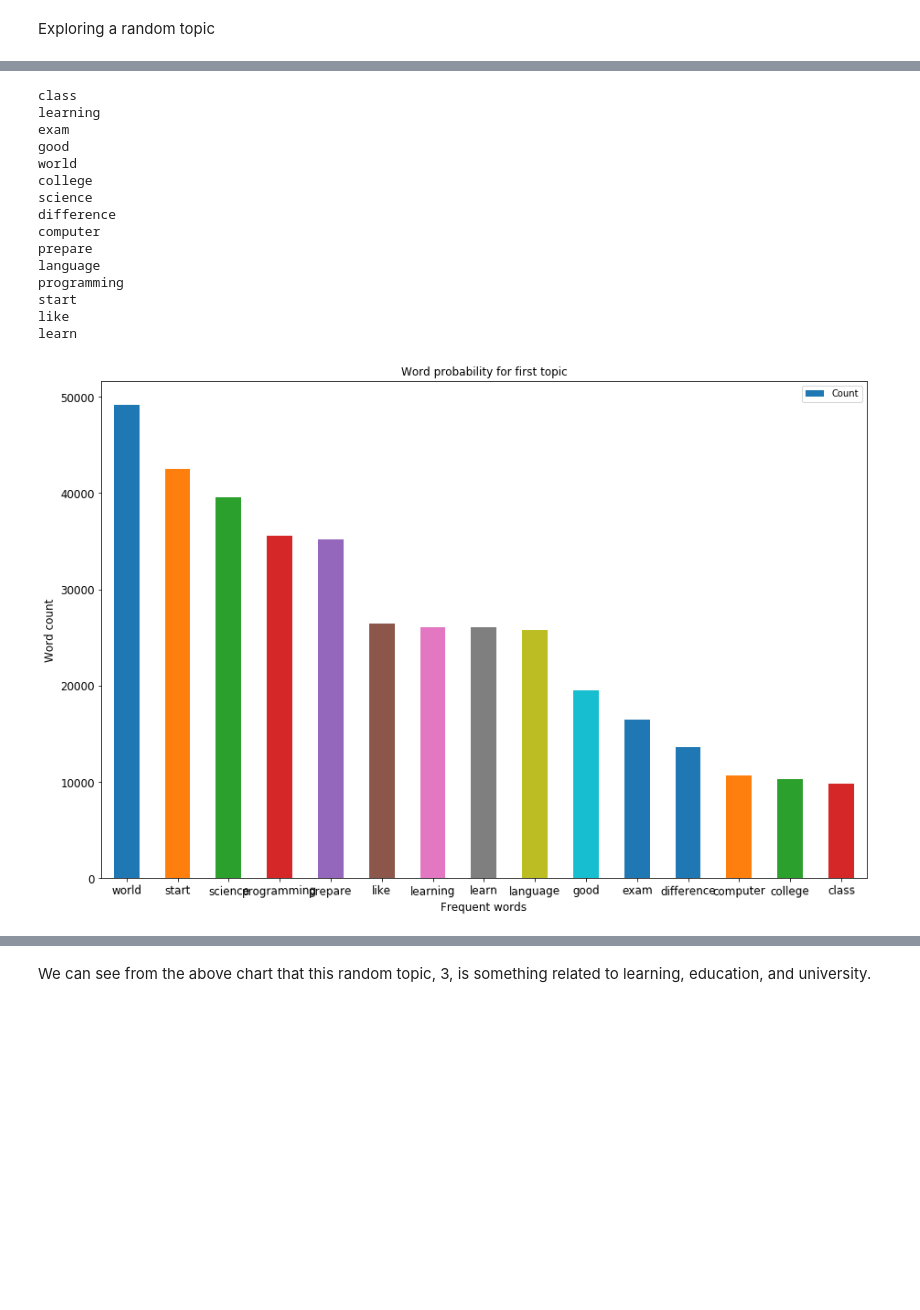
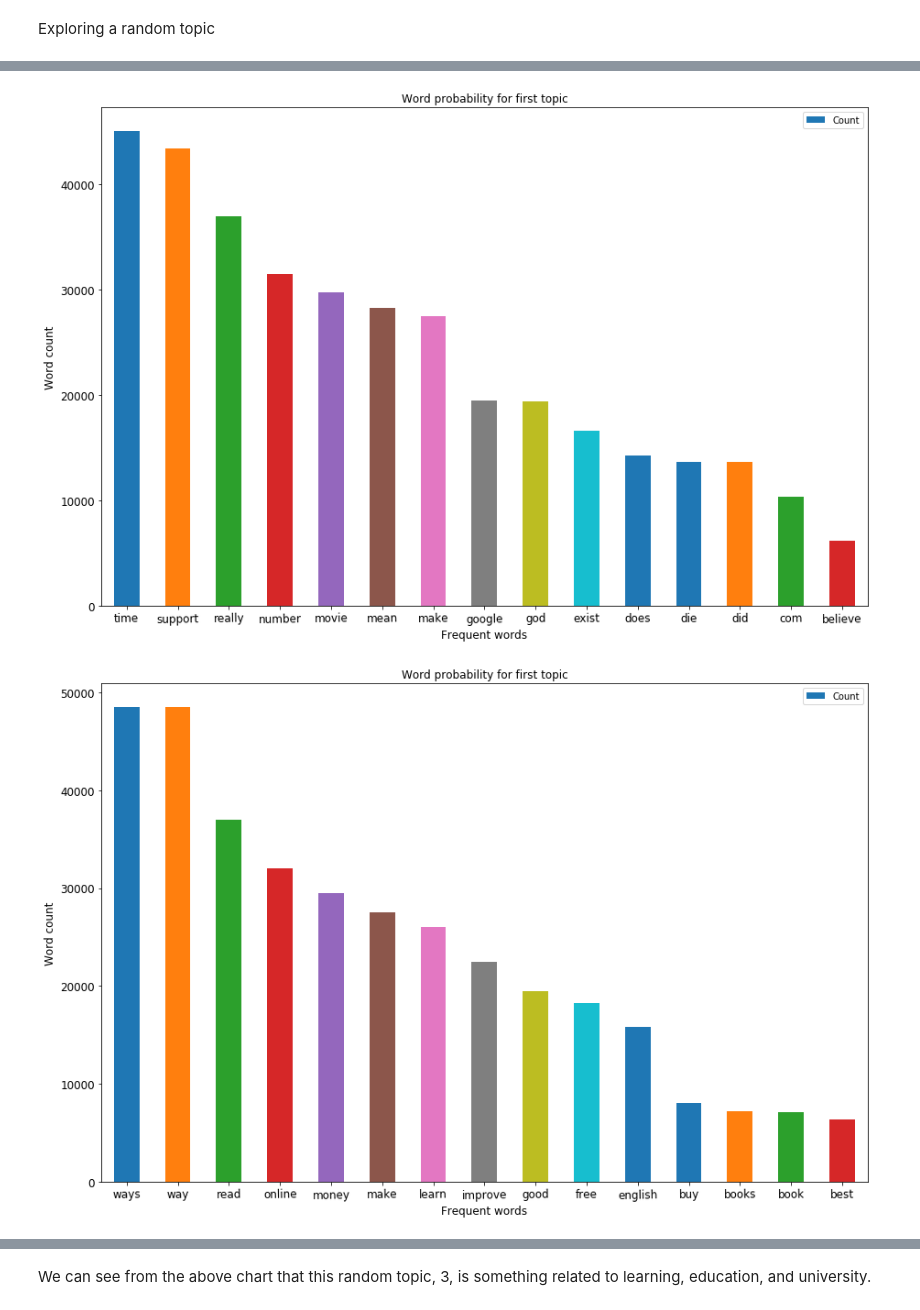
Before and after one commit to faisal3325/ai2-ca2, a Jupyter notebook: question1_lda.ipynb, the cells around one changed output, grey strips where cells are left out. Cells and saved outputs as stored; diff of their text form; code cells hidden in the pictures; blank space fills up the shorter version.

```diff
--- a/question1_lda.ipynb
+++ b/question1_lda.ipynb
@@ -208,3 +209,14 @@ lda.components_.shape
 Exploring a random topic
 # %%
 random_topic = lda.components_[3]
+# %%
+word_list = []
+probability_list = []
+
+for index in random_topic.argsort()[-15:]:
+    frequent_word = count_vectorizer.get_feature_names()[index]
+    print(frequent_word, sep=" ")
+    word_list.append(frequent_word)
+    probability_list.append(index)
+
+show_chart(word_list, probability_list, "Word probability for first topic")
@@ -219,30 +248,16 @@ def show_chart(words, count, chart_title):
     ax.set_xlabel("Frequent words", fontsize=12)
     ax.set_ylabel("Word count", fontsize=12)
 # %%
-word_list = []
-probability_list = []
+for i in range(0, 9):
+    word_list = []
+    probability_list = []
 
-for index in random_topic.argsort()[-15:]:
-    frequent_word = count_vectorizer.get_feature_names()[index]
-    print(frequent_word, sep=" ")
-    word_list.append(frequent_word)
-    probability_list.append(index)
+    for index in lda.components_[i].argsort()[-15:]:
+        frequent_word = count_vectorizer.get_feature_names()[index]
+        word_list.append(frequent_word)
+        probability_list.append(index)
 
-show_chart(word_list, probability_list, "Word probability for first topic")
+    show_chart(word_list, probability_list, "Word probability for first topic")
 # %% [output]
-class
-learning
-exam
-good
-world
-college
-science
-difference
-computer
-prepare
-language
-programming
-start
-like
-learn
-[figure, old version]
+[figure, new version]
+[figure, added]
```
Also changed, not shown: parts of 14 cells of this notebook, 4 other files.
